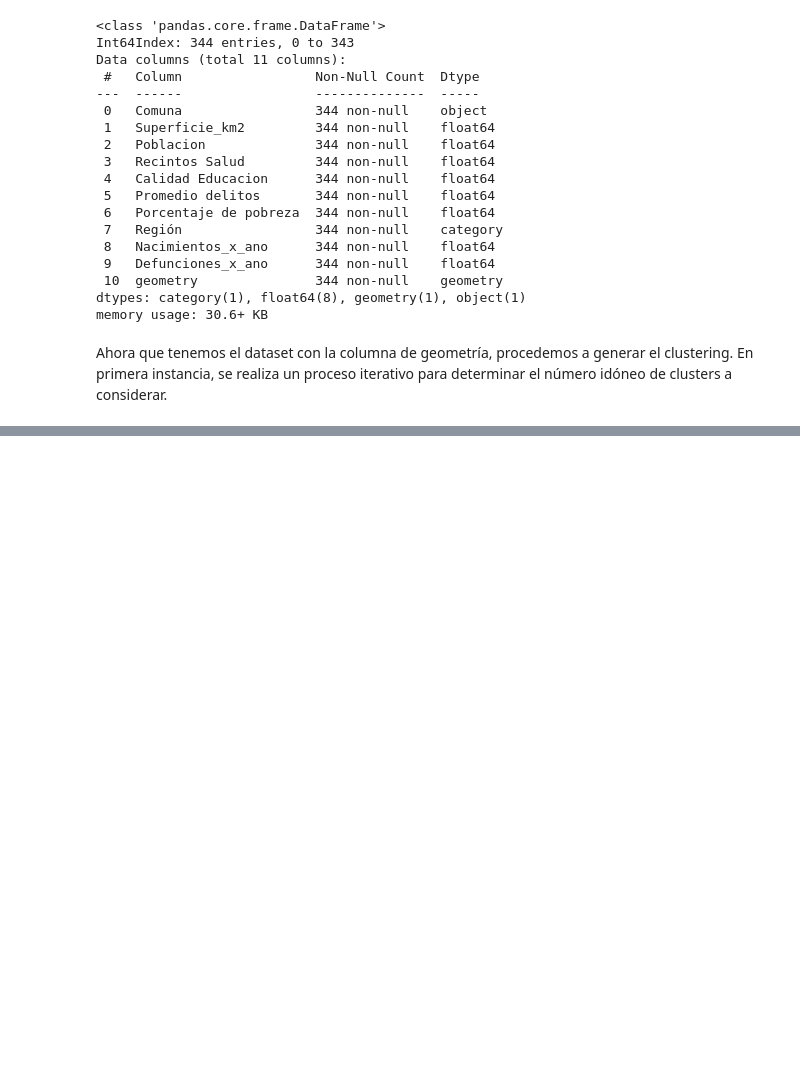
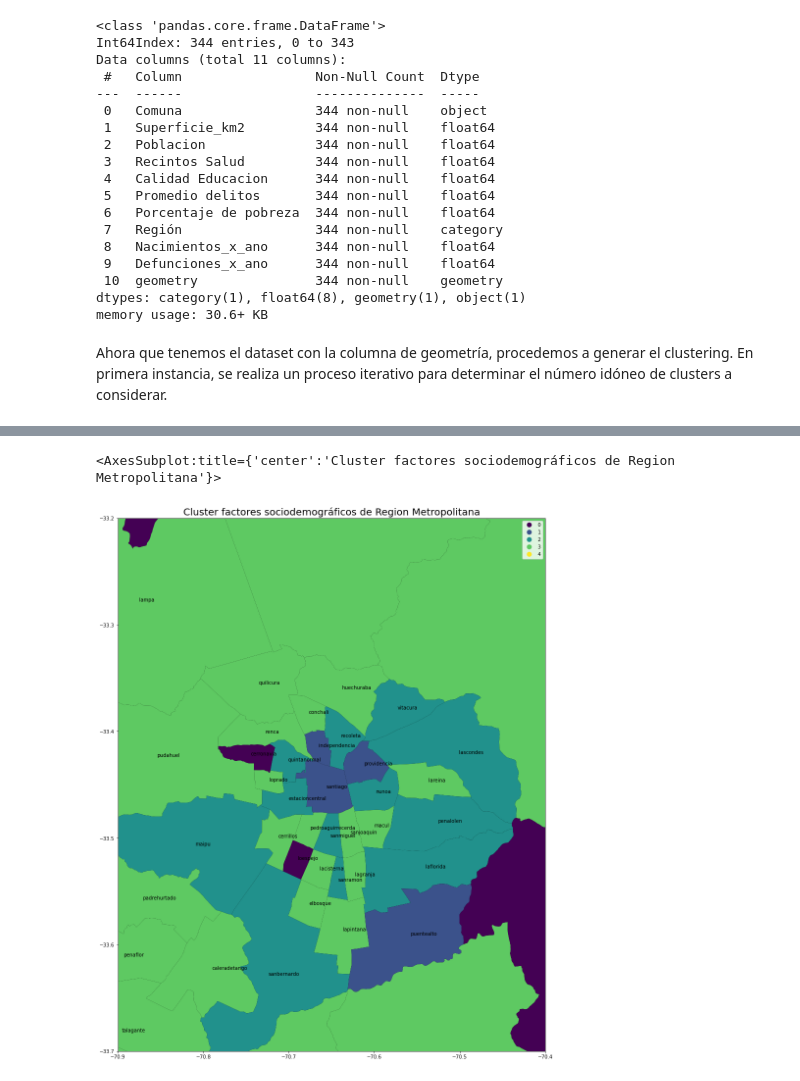
Before and after one commit to 08benja08p/Grupo-8-CDD, a Jupyter notebook: Proyecto/Proyecto_CDD.ipynb, the cells around one changed output, grey strips where cells are left out. Cells and saved outputs as stored; diff of their text form; code cells hidden in the pictures; blank space fills up the shorter version.

```diff
--- a/Proyecto/Proyecto_CDD.ipynb
+++ b/Proyecto/Proyecto_CDD.ipynb
@@ -1542,3 +1530,22 @@ data_resumen_geo.plot(ax = ax, column = 'cluster', categorical = True, legend =
 # %%
-ax.set_xlim(left = -70.9, right = -70.4)
-ax.set_ylim(bottom = -34, top = -32.5)
+xlim=[-70.9,-70.4]
+ylim=[-33.7,-33.2]
+
+
+
+ax = data_resumen_geo['geometry'].plot(figsize = (20, 20), color = 'grey', edgecolor = 'black')
+ax.set_xlim(xlim)
+ax.set_ylim(ylim)
+ax.set_title('Cluster factores sociodemográficos de Region Metropolitana', fontsize = 20)
+
+
+com = data_resumen_geo
+
+for x, y, label in zip(com.geometry.centroid.x, com.geometry.centroid.y, com.Comuna):
+    if xlim[0]<x<xlim[1] and ylim[0]<y<ylim[1]:
+        ax.text(x, y, label, fontsize = 10)
+
+data_resumen_geo.plot(ax = ax, column = 'cluster', categorical = True, legend = True, cmap = 'viridis')
+# %% [output]
+<AxesSubplot:title={'center':'Cluster factores sociodemográficos de Region Metropolitana'}>
+[figure, added]
```
Also changed, not shown: parts of 15 cells of this notebook.
